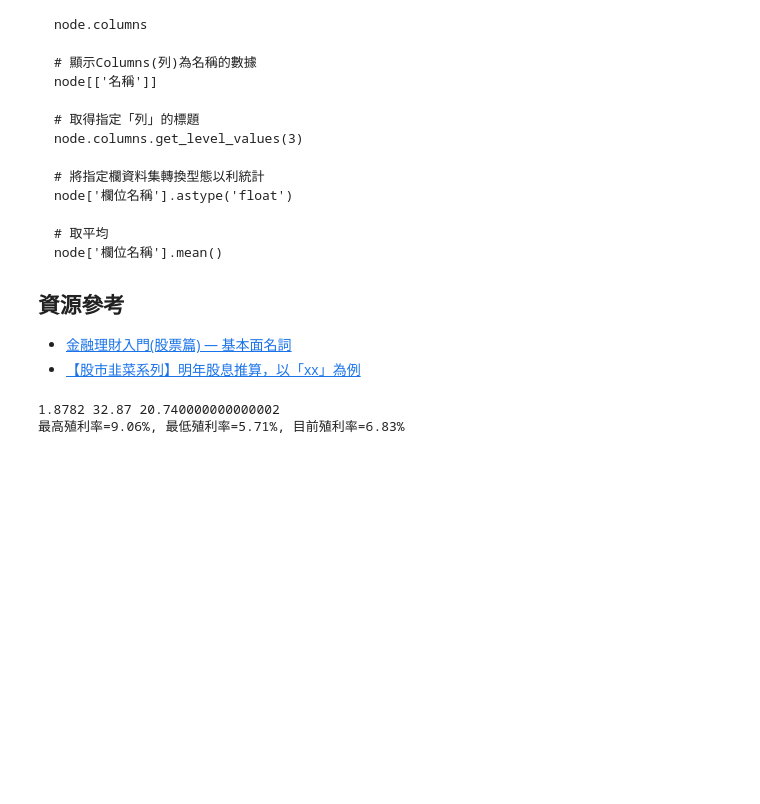
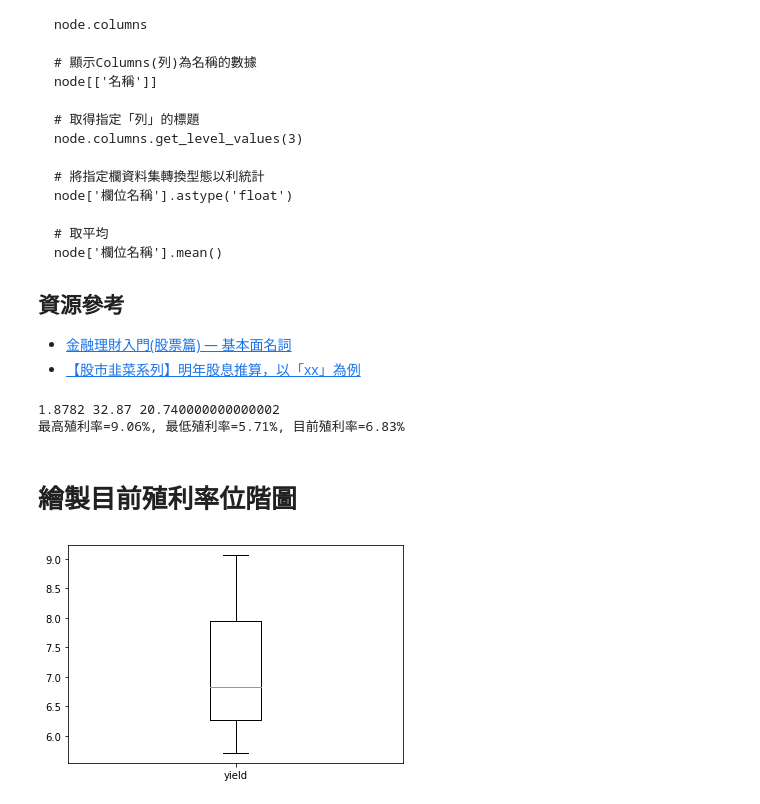
Before and after one commit to weihanchen/google-colab-python-learn, a Jupyter notebook: jupyter-examples/goodinfo_yield.ipynb, the cells around one changed output. Drawn from its saved outputs; the diff is of its cells as text; code cells hidden in the pictures; blank space fills up the shorter version.

Commit message:
[feat] box plot

```diff
--- a/jupyter-examples/goodinfo_yield.ipynb
+++ b/jupyter-examples/goodinfo_yield.ipynb
@@ -140,3 +140,14 @@ print('最高殖利率={0:.2%}, 最低殖利率={1:.2%}, 目前殖利率={2:.2%}
 # %% [output]
 1.8782 32.87 20.740000000000002
 最高殖利率=9.06%, 最低殖利率=5.71%, 目前殖利率=6.83%
+# %% [markdown]
+# 繪製目前殖利率位階圖
+# %%
+import matplotlib.pyplot as plt
+
+data = [5.71,6.83,9.06]
+
+plt.boxplot(data, labels=['yield'])
+plt.show()
+# %% [output]
+[figure, added]
```
Also changed, not shown: parts of 2 cells of this notebook.
